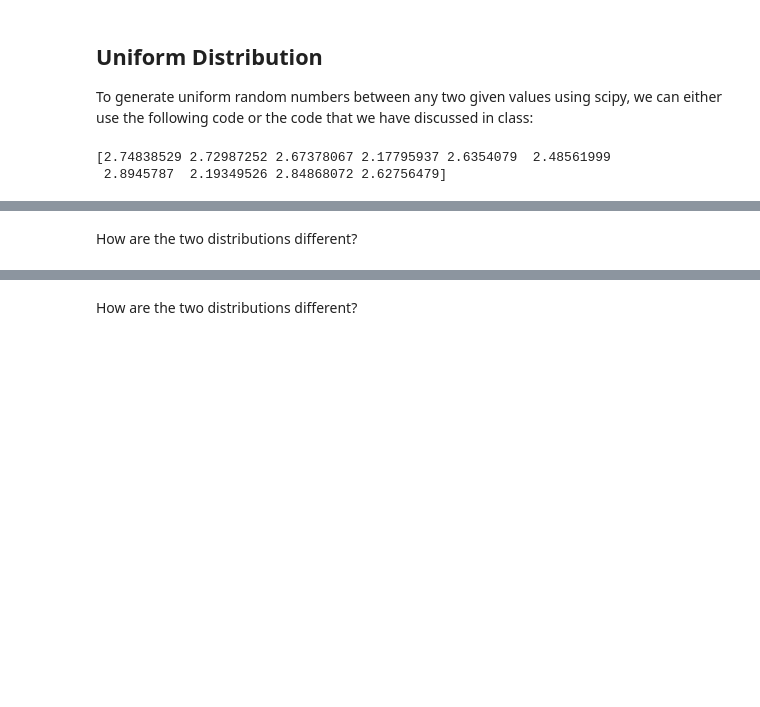
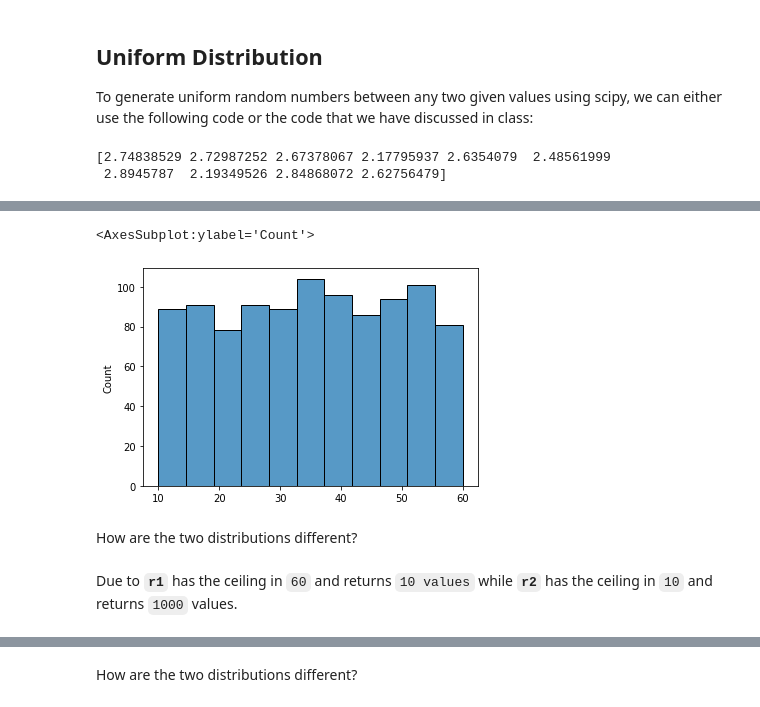
Before and after one commit to Ironhack-Data-Madrid-Marzo-2021/lab-continuous-probability-distribution, a Jupyter notebook: your-code/main.ipynb, the cells around one changed output, grey strips where cells are left out. Cells and saved outputs as stored; diff of their text form; code cells hidden in the pictures; blank space fills up the shorter version.

```diff
--- a/your-code/main.ipynb
+++ b/your-code/main.ipynb
@@ -62,2 +65,7 @@ sns.histplot(x = )
+# %%
+sns.histplot(x = r2, palette="Blues")
+# %% [output]
+<AxesSubplot:ylabel='Count'>
+[figure, added]
 # %% [markdown]
 How are the two distributions different?
@@ -66,3 +72,5 @@ How are the two distributions different?
+# %% [markdown]
+Due to **`r1`** has the ceiling in `60` and returns `10 values` while **`r2`** has the ceiling in `10` and returns `1000` values.
 # %% [markdown]
 ## Normal Distribution
 
```
Also changed, not shown: parts of 27 cells of this notebook.
